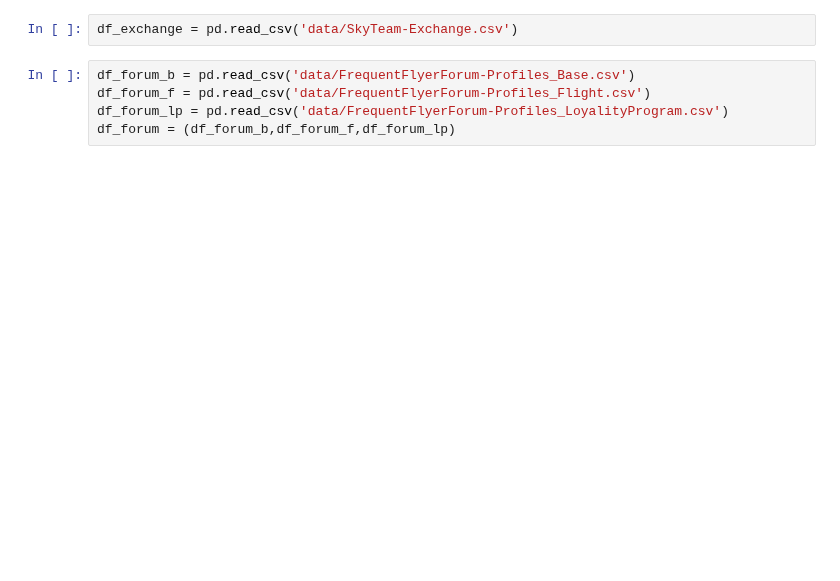
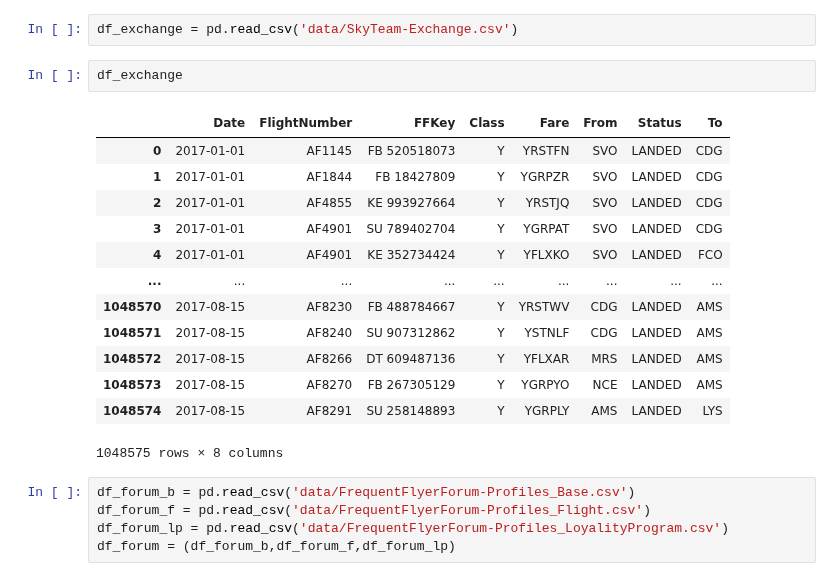
Before and after one commit to kudmo/SpyLab, a Jupyter notebook: main.ipynb, the cells around one changed output. Drawn from its saved outputs; the diff is of its cells as text; blank space fills up the shorter version.

```diff
--- a/main.ipynb
+++ b/main.ipynb
@@ -100,5 +148,21 @@ df_airlines['uid'] = df_airlines['uid'].apply(str)
 # %%
 df_exchange = pd.read_csv('data/SkyTeam-Exchange.csv')
+# %%
+df_exchange
+# %% [output]
+|  | Date | FlightNumber | FFKey | Class | Fare | From | Status | To |
+| 0 | 2017-01-01 | AF1145 | FB 520518073 | Y | YRSTFN | SVO | LANDED | CDG |
+| 1 | 2017-01-01 | AF1844 | FB 18427809 | Y | YGRPZR | SVO | LANDED | CDG |
+| 2 | 2017-01-01 | AF4855 | KE 993927664 | Y | YRSTJQ | SVO | LANDED | CDG |
+| 3 | 2017-01-01 | AF4901 | SU 789402704 | Y | YGRPAT | SVO | LANDED | CDG |
+| 4 | 2017-01-01 | AF4901 | KE 352734424 | Y | YFLXKO | SVO | LANDED | FCO |
+| ... | ... | ... | ... | ... | ... | ... | ... | ... |
+| 1048570 | 2017-08-15 | AF8230 | FB 488784667 | Y | YRSTWV | CDG | LANDED | AMS |
+| 1048571 | 2017-08-15 | AF8240 | SU 907312862 | Y | YSTNLF | CDG | LANDED | AMS |
+| 1048572 | 2017-08-15 | AF8266 | DT 609487136 | Y | YFLXAR | MRS | LANDED | AMS |
+| 1048573 | 2017-08-15 | AF8270 | FB 267305129 | Y | YGRPYO | NCE | LANDED | AMS |
+| 1048574 | 2017-08-15 | AF8291 | SU 258148893 | Y | YGRPLY | AMS | LANDED | LYS |
+1048575 rows × 8 columns
 # %%
 df_forum_b = pd.read_csv('data/FrequentFlyerForum-Profiles_Base.csv')
 df_forum_f = pd.read_csv('data/FrequentFlyerForum-Profiles_Flight.csv')
```
Also changed, not shown: parts of 7 cells of this notebook.
